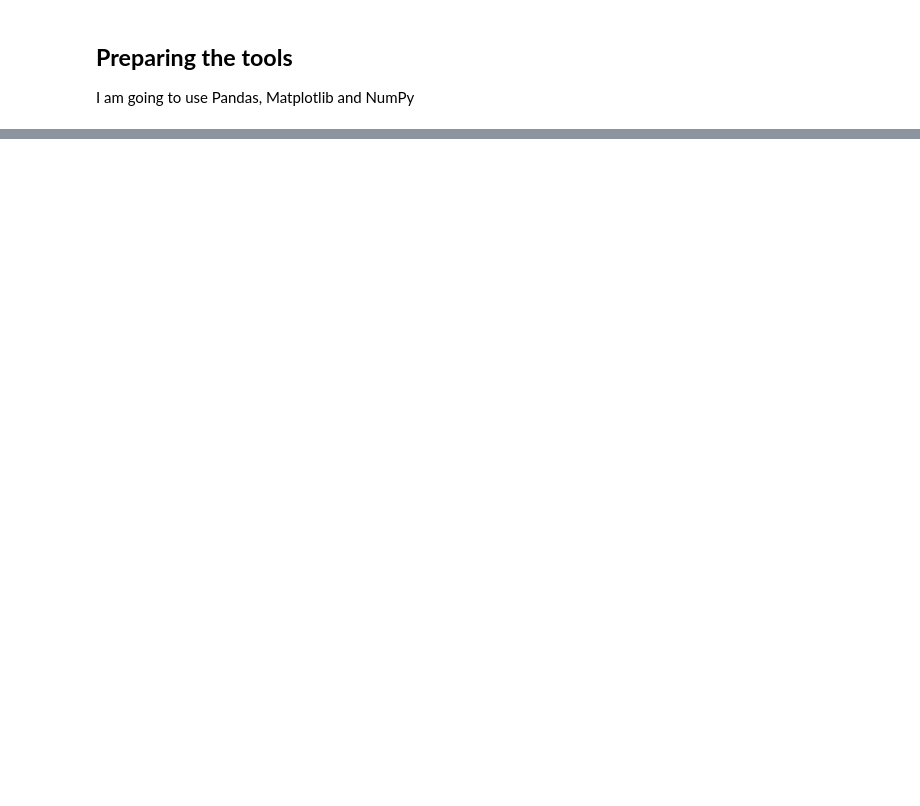
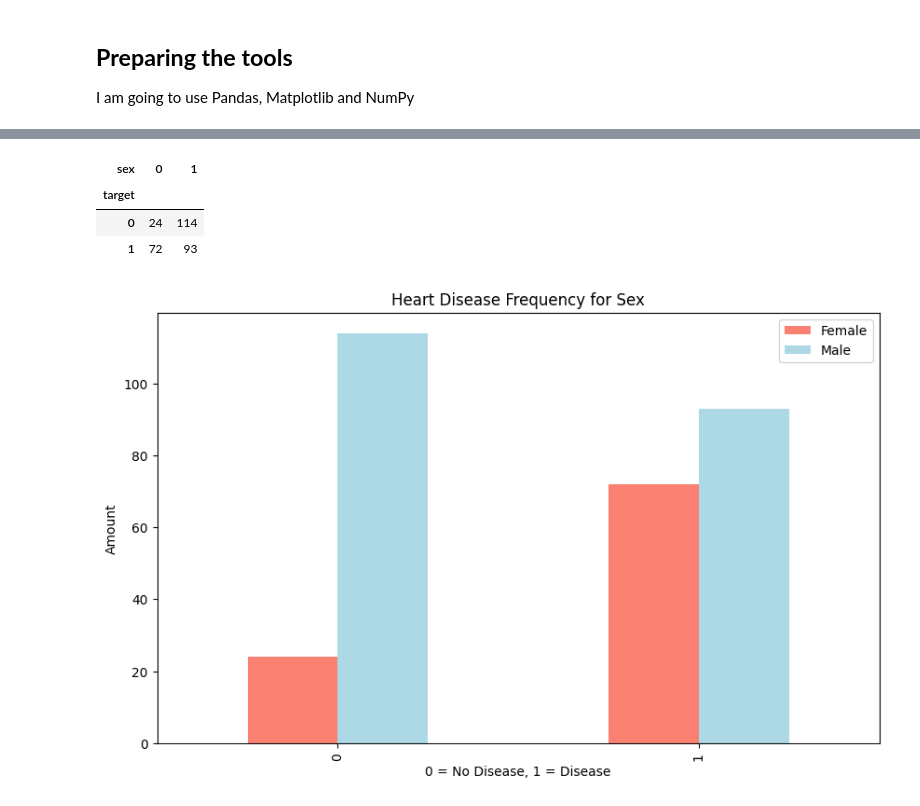
Before and after one commit to EBNyame/End-To-End-Heart-Disease-Classificaation, a Jupyter notebook: End_to_End_Heart_Disease_Classification.ipynb, the cells around one changed output, grey strips where cells are left out. Drawn from its saved outputs; the diff is of its cells as text; code cells hidden in the pictures; blank space fills up the shorter version.

```diff
--- a/End_to_End_Heart_Disease_Classification.ipynb
+++ b/End_to_End_Heart_Disease_Classification.ipynb
@@ -30,0 +242,20 @@ from sklearn.metrics import RocCurveDisplay
+# %%
+# Compare taget column with sex column
+pd.crosstab(data.target, data.sex)
+# %% [output]
+| sex | 0 | 1 |
+| target |  |  |
+| 0 | 24 | 114 |
+| 1 | 72 | 93 |
+# %%
+pd.crosstab(data.target, data.sex).plot(
+    kind='bar',
+    figsize=(10, 6),
+    color=['salmon', 'lightblue']
+);
+plt.title("Heart Disease Frequency for Sex")
+plt.xlabel("0 = No Disease, 1 = Disease")
+plt.ylabel("Amount")
+plt.legend(["Female", "Male"]);
+# %% [output]
+[figure, added]
```
Also changed, not shown: parts of 29 cells of this notebook.
